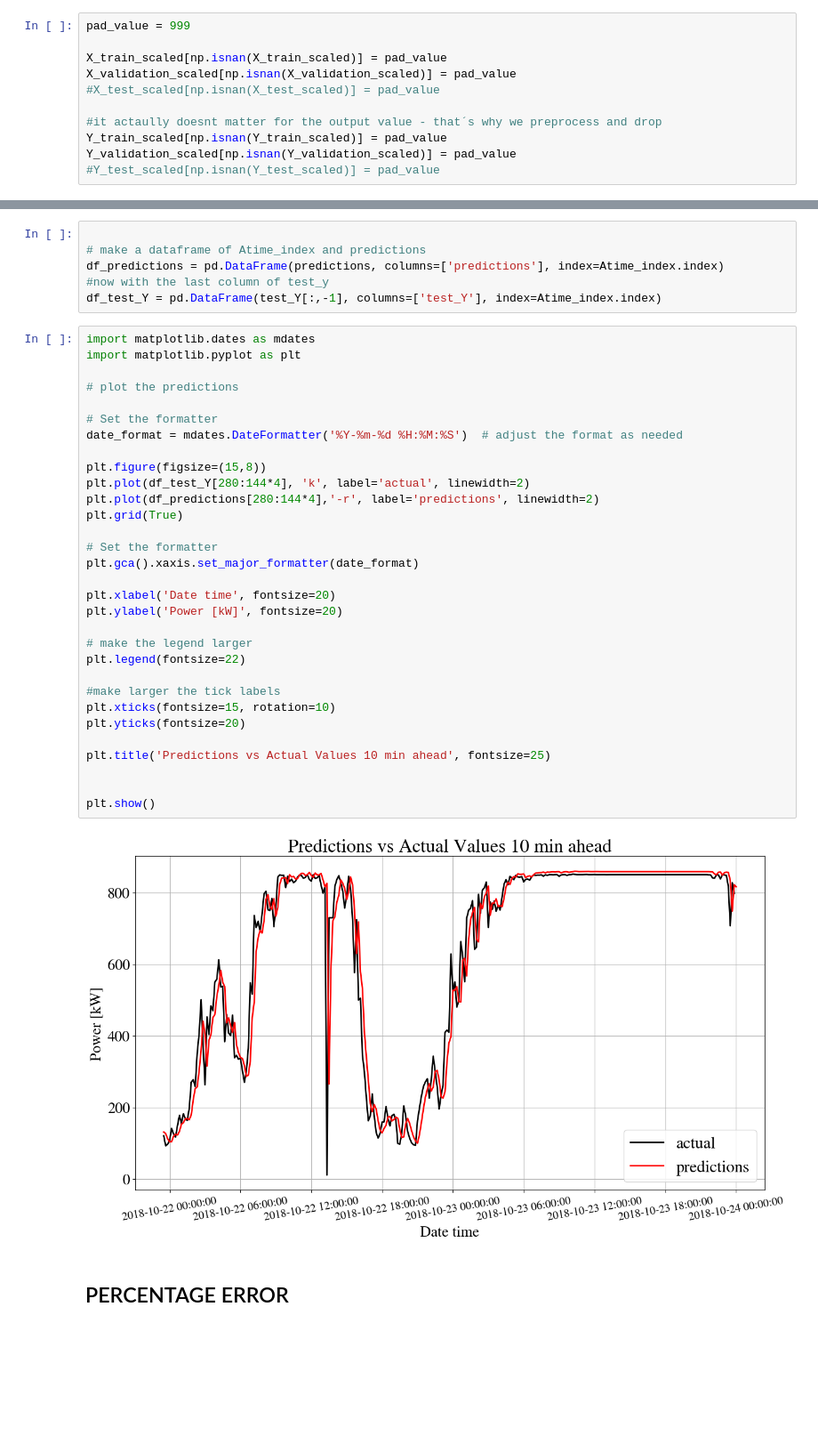
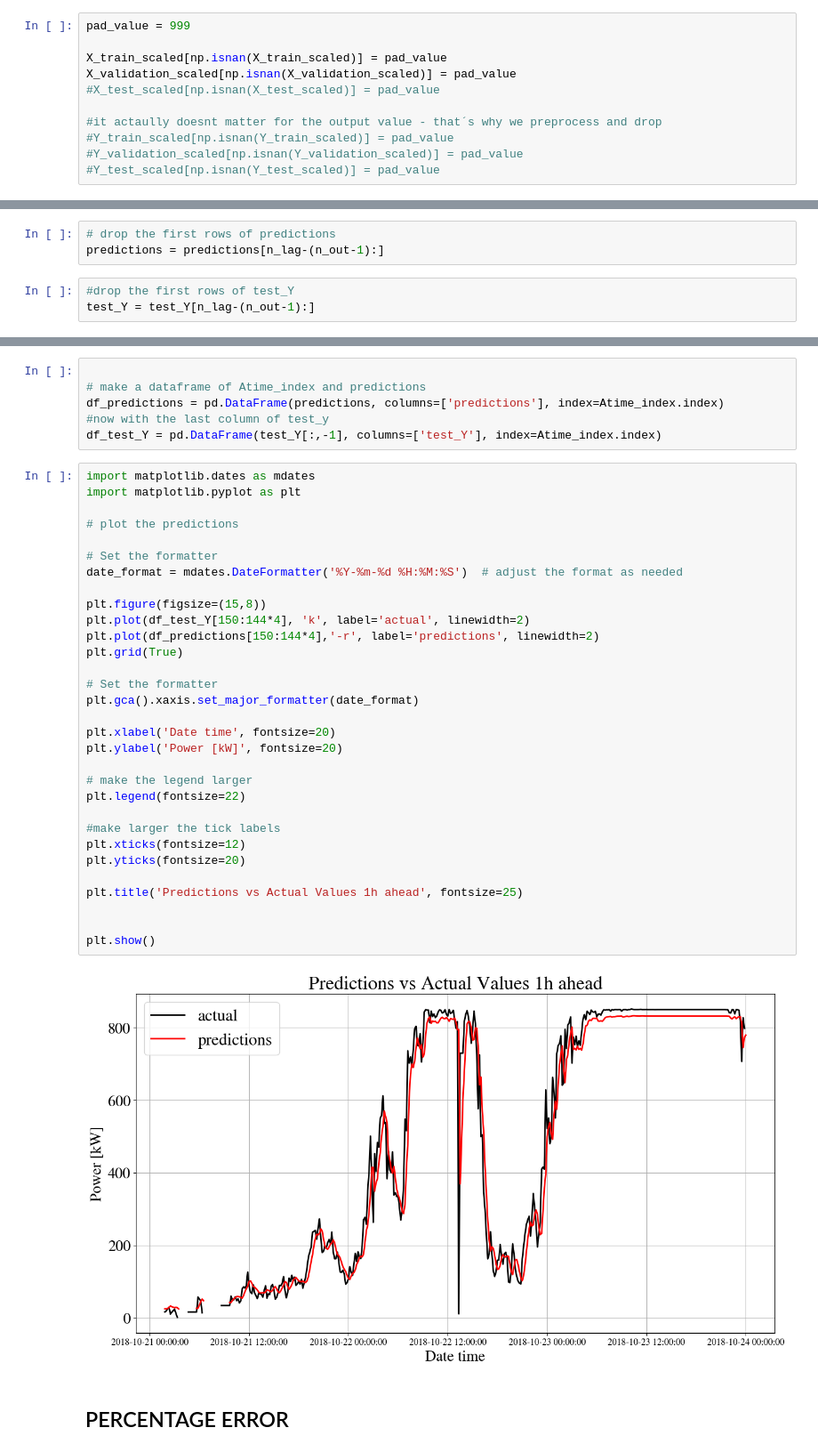
Before and after one commit to Brizzum/Final-project, a Jupyter notebook: UnivariateModel.ipynb, the cells around one changed output, grey strips where cells are left out. Shown at 89% size. Cells and saved outputs as stored; diff of their text form; blank space fills up the shorter version.

```diff
--- a/UnivariateModel.ipynb
+++ b/UnivariateModel.ipynb
@@ -263,8 +263,8 @@ X_validation_scaled[np.isnan(X_validation_scaled)] = pad_value
 #X_test_scaled[np.isnan(X_test_scaled)] = pad_value
 
 #it actaully doesnt matter for the output value - that´s why we preprocess and drop
-Y_train_scaled[np.isnan(Y_train_scaled)] = pad_value
-Y_validation_scaled[np.isnan(Y_validation_scaled)] = pad_value
+#Y_train_scaled[np.isnan(Y_train_scaled)] = pad_value
+#Y_validation_scaled[np.isnan(Y_validation_scaled)] = pad_value
 #Y_test_scaled[np.isnan(Y_test_scaled)] = pad_value
 # %%
 X_train_scaled
@@ -426,3 +421,9 @@ print(Atime_index.min(), Atime_index.max())
 Date    201810200050
 dtype: int64 Date    201812312350
 dtype: int64
+# %%
+# drop the first rows of predictions
+predictions = predictions[n_lag-(n_out-1):]
+# %%
+#drop the first rows of test_Y
+test_Y = test_Y[n_lag-(n_out-1):]
@@ -435,36 +442,36 @@ df_test_Y = pd.DataFrame(test_Y[:,-1], columns=['test_Y'], index=Atime_index.ind
 # %%
 import matplotlib.dates as mdates
 import matplotlib.pyplot as plt
 
 # plot the predictions
 
 # Set the formatter
 date_format = mdates.DateFormatter('%Y-%m-%d %H:%M:%S')  # adjust the format as needed
 
 plt.figure(figsize=(15,8))
-plt.plot(df_test_Y[280:144*4], 'k', label='actual', linewidth=2)
-plt.plot(df_predictions[280:144*4],'-r', label='predictions', linewidth=2)
+plt.plot(df_test_Y[150:144*4], 'k', label='actual', linewidth=2)
+plt.plot(df_predictions[150:144*4],'-r', label='predictions', linewidth=2)
 plt.grid(True)
 
 # Set the formatter
 plt.gca().xaxis.set_major_formatter(date_format)
 
 plt.xlabel('Date time', fontsize=20)
 plt.ylabel('Power [kW]', fontsize=20)
 
 # make the legend larger
 plt.legend(fontsize=22)
 
 #make larger the tick labels
-plt.xticks(fontsize=15, rotation=10)
+plt.xticks(fontsize=12)
 plt.yticks(fontsize=20)
 
-plt.title('Predictions vs Actual Values 10 min ahead', fontsize=25)
+plt.title('Predictions vs Actual Values 1h ahead', fontsize=25)
 
 
 plt.show()
 # %% [output]
-[figure, old version]
+[figure, new version]
 # %% [markdown]
 ## PERCENTAGE ERROR
 # %% [markdown]
```
Also changed, not shown: parts of 13 cells of this notebook, 42 other files.
